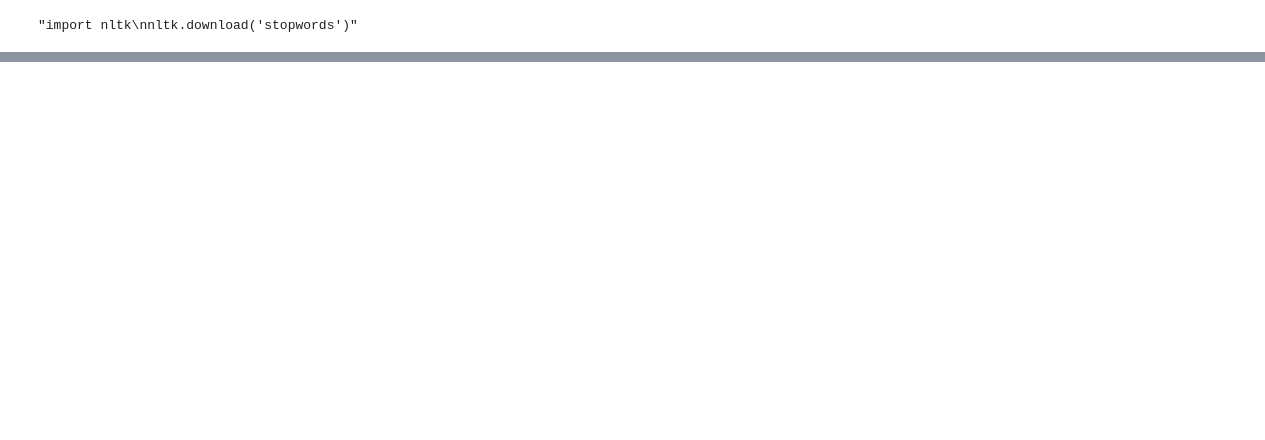
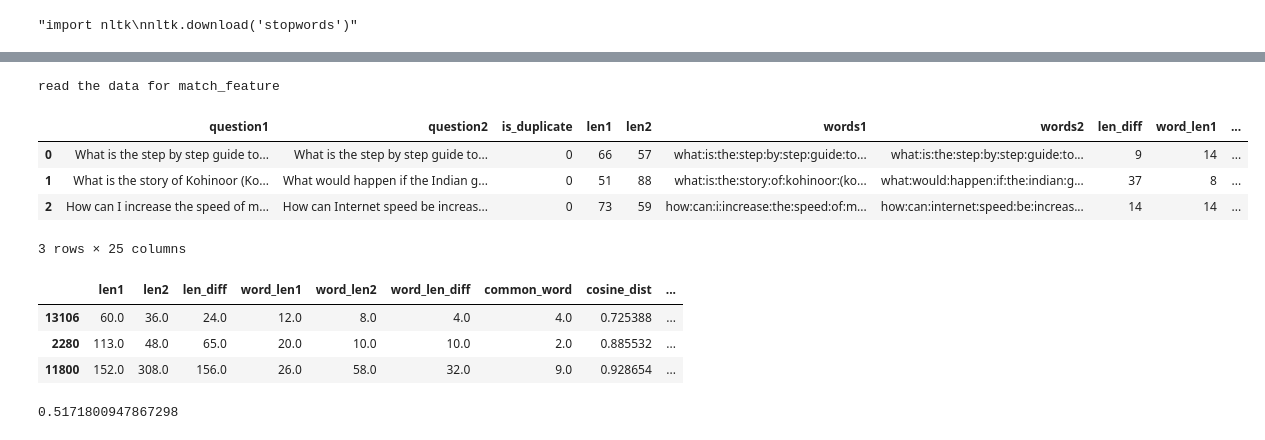
Before and after one commit to Luminosite/ud_quora, a Jupyter notebook: Quora question pair solution.ipynb, the cells around one changed output, grey strips where cells are left out. Cells and saved outputs as stored; diff of their text form; code cells hidden in the pictures; blank space fills up the shorter version.

Commit message:
finish basic features

```diff
--- a/Quora question pair solution.ipynb
+++ b/Quora question pair solution.ipynb
@@ -46,0 +77,6 @@ data[:10]
+# %%
+import time
+def cal_wmd(row, model):
+    words1 = [x for x in str(row['words1']).split(sep) if x not in stop_words]
+    words2 = [x for x in str(row['words2']).split(sep) if x not in stop_words]
+    return model.wmdistance(words1, words2)
@@ -46,0 +144,2 @@ data[:10]
+# %%
+funcs = ["cosine", "euclidean", "minkowski", "braycurtis"]
@@ -46,0 +169,45 @@ data[:10]
+# %%
+def fuzz_match(input_data):
+    input_data['qratio'] = input_data.apply(lambda x: fuzz.QRatio(str(x['question1']),
+                                        str(x['question2'])), axis=1)
+    print("fuzz: qratio finished")
+    input_data['wratio'] = input_data.apply(lambda x: fuzz.WRatio(str(x['question1']),
+                                        str(x['question2'])), axis=1)
+    print("fuzz: wratio finished")
+    input_data['partial_ratio'] = input_data.apply(lambda x: fuzz.partial_ratio(str(x['question1']),
+                                        str(x['question2'])), axis=1)
+    print("fuzz: partial_ratio finished")
+    input_data['partial_token_set_ratio'] = input_data.apply(lambda x: fuzz.partial_token_set_ratio(
+        str(x['question1']), str(x['question2'])), axis=1)
+    print("fuzz: partial_token_set_ratio finished")
+    input_data['partial_token_sort_ratio'] = input_data.apply(lambda x: fuzz.partial_token_sort_ratio(
+        str(x['question1']), str(x['question2'])), axis=1)
+    print("fuzz: partial_token_sort_ratio finished")
+    input_data['token_set_ratio'] = input_data.apply(lambda x: fuzz.token_set_ratio(
+        str(x['question1']), str(x['question2'])), axis=1)
+    print("fuzz: token_set_ratio finished")
+    input_data['token_sort_ratio'] = input_data.apply(lambda x: fuzz.token_sort_ratio(
+        str(x['question1']), str(x['question2'])), axis=1)
+    print("fuzz: token_sort_ratio finished")
+
+    return input_data
+# %%
+operations = [
+    ("basic_feature", basic_feature)
+    ,("dist_base_feature", cal_dist_all)
+    ,("dist_feature", cal_dist_cols)
+    ,("add_wmd_feature", wmd_feature)
+    ,("match_feature", fuzz_match)
+    #,("add_normal_wmd_feature", normal_wmd_feature)
+]
+features_data = read_or_gen_by_list(operations)
+# %% [output]
+read the data for match_feature
+# %%
+features_data[:3]
+# %% [output]
+|  | question1 | question2 | is_duplicate | len1 | len2 | words1 | words2 | len_diff | word_len1 | ... |
+| 0 | What is the step by step guide to... | What is the step by step guide to... | 0 | 66 | 57 | what:is:the:step:by:step:guide:to... | what:is:the:step:by:step:guide:to... | 9 | 14 | ... |
+| 1 | What is the story of Kohinoor (Ko... | What would happen if the Indian g... | 0 | 51 | 88 | what:is:the:story:of:kohinoor:(ko... | what:would:happen:if:the:indian:g... | 37 | 8 | ... |
+| 2 | How can I increase the speed of m... | How can Internet speed be increas... | 0 | 73 | 59 | how:can:i:increase:the:speed:of:m... | how:can:internet:speed:be:increas... | 14 | 14 | ... |
+3 rows × 25 columns
@@ -46,0 +227,7 @@ data[:10]
+# %%
+input_values.sample(n=3)
+# %% [output]
+|  | len1 | len2 | len_diff | word_len1 | word_len2 | word_len_diff | common_word | cosine_dist | ... |
+| 13106 | 60.0 | 36.0 | 24.0 | 12.0 | 8.0 | 4.0 | 4.0 | 0.725388 | ... |
+| 2280 | 113.0 | 48.0 | 65.0 | 20.0 | 10.0 | 10.0 | 2.0 | 0.885532 | ... |
+| 11800 | 152.0 | 308.0 | 156.0 | 26.0 | 58.0 | 32.0 | 9.0 | 0.928654 | ... |
@@ -46,0 +254,5 @@ data[:10]
+# %%
+from sklearn.metrics import fbeta_score, make_scorer
+print(fbeta_score(y_val, y_pred, beta=1))
+# %% [output]
+0.5171800947867298
```
Also changed, not shown: parts of 18 cells of this notebook, 2 other files.
